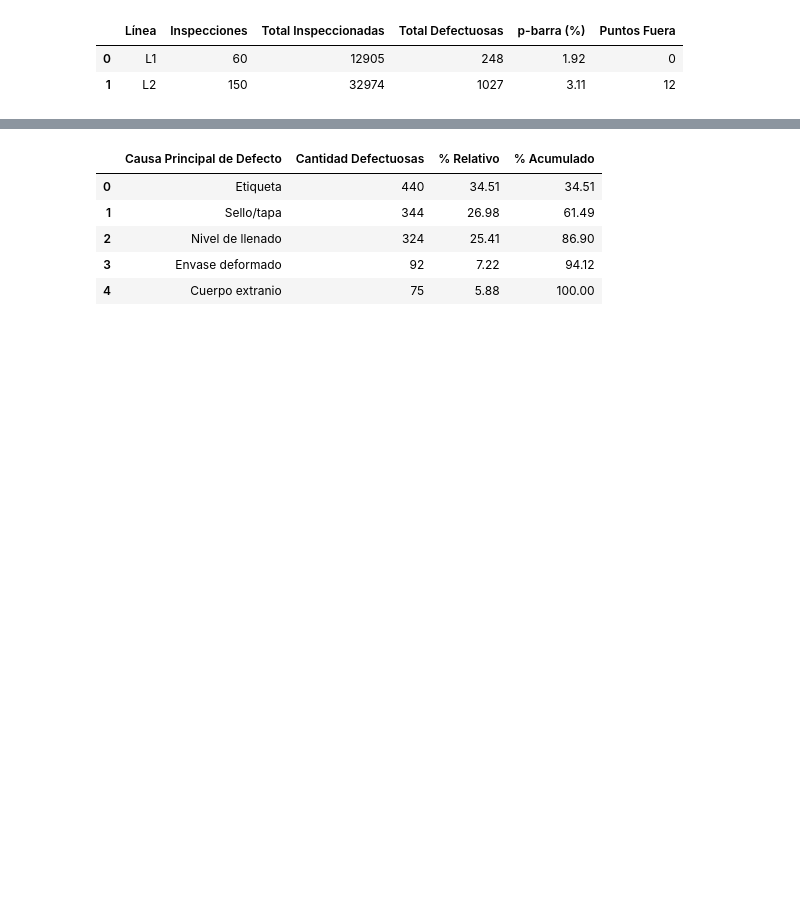
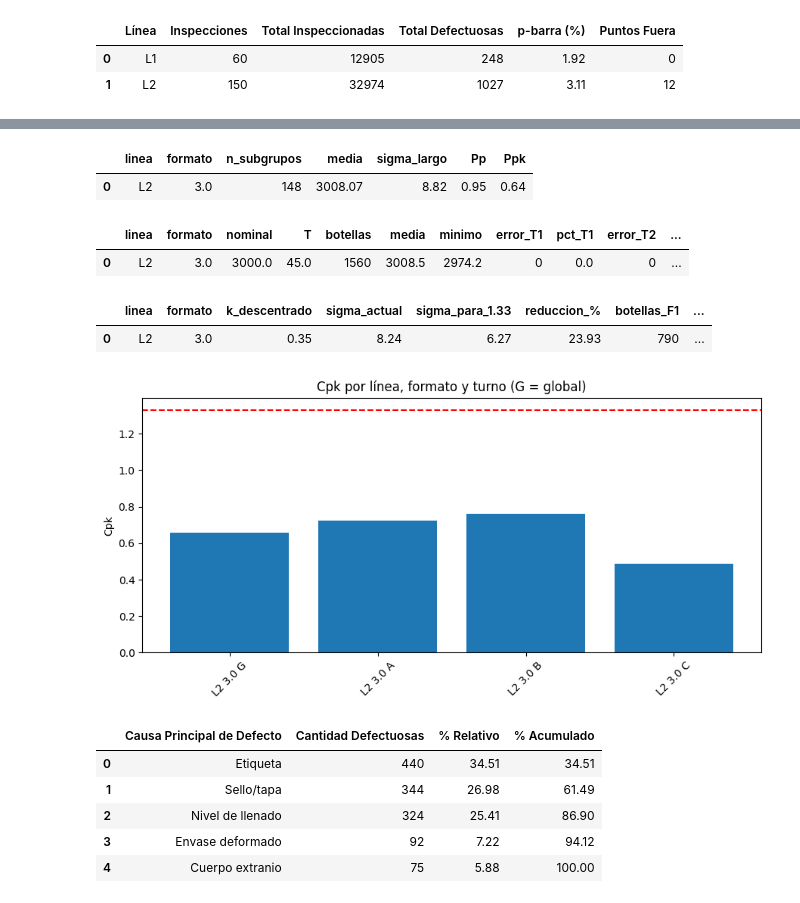
Before and after one commit to camiloascencio-hash/GP-S, a Jupyter notebook: E1_OFF.ipynb, the cells around one changed output, grey strips where cells are left out. Saved outputs shown, nothing was run; the diff lists cells and outputs as text; code cells hidden in the pictures; blank space fills up the shorter version.

```diff
--- a/E1_OFF.ipynb
+++ b/E1_OFF.ipynb
@@ -846,3 +846,10 @@ display(df_res_lineas)
 |  | Línea | Inspecciones | Total Inspeccionadas | Total Defectuosas | p-barra (%) | Puntos Fuera |
 | 0 | L1 | 60 | 12905 | 248 | 1.92 | 0 |
 | 1 | L2 | 150 | 32974 | 1027 | 3.11 | 12 |
+# %%
+esp = spec.set_index("formato_L")
+
+capacidades = []     # capacidad en Fase I estable (global y por turno)
+desempeno = []       # desempeño en Fase II (solo referencia)
+legales = []         # verificación del límite legal
+cifras = []          # cifras de apoyo que se citan en el informe
@@ -848,0 +879,15 @@ display(df_res_lineas)
+# %%
+for turno in sorted(d["turno"].unique()):
+    d_t = d[d["turno"] == turno]
+
+    g = d_t.groupby("subgrupo")["volumen_mL"]
+    mu, Rb = g.mean().mean(), (g.max() - g.min()).mean()
+    sigma_c = Rb / d2
+    sigma_l = d_t["volumen_mL"].std(ddof=1)
+
+    Cp = (LSE - LIE) / (6 * sigma_c)
+    Cpk = min(LSE - mu, mu - LIE) / (3 * sigma_c)
+    Pp = (LSE - LIE) / (6 * sigma_l)
+    Ppk = min(LSE - mu, mu - LIE) / (3 * sigma_l)
+
+    capacidades.append([linea, formato, turno, g.ngroups, mu, sigma_c, sigma_l, Cp, Cpk, Pp, Ppk])
@@ -848,0 +931,8 @@ display(df_res_lineas)
+# %%
+columnas_cap = ["linea", "formato", "grupo", "n_subgrupos", "media", "sigma_corto",
+                "sigma_largo", "Cp", "Cpk", "Pp", "Ppk"]
+
+tabla_cap = pd.DataFrame(capacidades, columns=columnas_cap)
+tabla_cap["Cp/Cpk"] = tabla_cap["Cp"] / tabla_cap["Cpk"]    # 1 = centrado
+
+tabla_cap.round(2)
@@ -849,3 +945,49 @@ display(df_res_lineas)
+# %%
+tabla_f2 = pd.DataFrame(desempeno, columns=["linea", "formato", "n_subgrupos", "media",
+                                            "sigma_largo", "Pp", "Ppk"])
+
+tabla_f2.round(2)
+# %% [output]
+|  | linea | formato | n_subgrupos | media | sigma_largo | Pp | Ppk |
+| 0 | L2 | 3.0 | 148 | 3008.07 | 8.82 | 0.95 | 0.64 |
+# %%
+columnas_legal = ["linea", "formato", "nominal", "T", "botellas", "media", "minimo",
+                  "error_T1", "pct_T1", "error_T2", "cumple_R87"]
+
+tabla_legal = pd.DataFrame(legales, columns=columnas_legal)
+tabla_legal["media_menos_nominal"] = tabla_legal["media"] - tabla_legal["nominal"]
+tabla_legal["margen_minimo"] = tabla_legal["minimo"] - (tabla_legal["nominal"] - tabla_legal["T"])
+
+tabla_legal.round(2)
+# %% [output]
+|  | linea | formato | nominal | T | botellas | media | minimo | error_T1 | pct_T1 | error_T2 | ... |
+| 0 | L2 | 3.0 | 3000.0 | 45.0 | 1560 | 3008.5 | 2974.2 | 0 | 0.0 | 0 | ... |
+# %%
+columnas_cifras = ["linea", "formato", "k_descentrado", "sigma_actual", "sigma_para_1.33",
+                   "reduccion_%", "botellas_F1", "sobre_LSE_F1", "botellas_F2", "sobre_LSE_F2", "bajo_LIE_total"]
+
+tabla_cifras = pd.DataFrame(cifras, columns=columnas_cifras)
+tabla_cifras["%_sobre_LSE_F1"] = 100 * tabla_cifras["sobre_LSE_F1"] / tabla_cifras["botellas_F1"]
+tabla_cifras["%_sobre_LSE_F2"] = 100 * tabla_cifras["sobre_LSE_F2"] / tabla_cifras["botellas_F2"]
+
+tabla_cifras.round(2)
+# %% [output]
+|  | linea | formato | k_descentrado | sigma_actual | sigma_para_1.33 | reduccion_% | botellas_F1 | ... |
+| 0 | L2 | 3.0 | 0.35 | 8.24 | 6.27 | 23.93 | 790 | ... |
+# %%
+etiquetas = tabla_cap["linea"] + " " + tabla_cap["formato"].astype(str) + " " + tabla_cap["grupo"].str[0]
+
+fig, ax = plt.subplots(figsize=(9, 4.5))
+
+ax.bar(etiquetas, tabla_cap["Cpk"])
+ax.axhline(1.33, color="red", linestyle="--")
+ax.tick_params(axis="x", rotation=45)
+ax.set(ylabel="Cpk", title="Cpk por línea, formato y turno (G = global)")
+
+plt.tight_layout()
+plt.show()
+# %% [output]
+[figure, added]
 # %%
 # Exclusión de 'Sin defectos' según lo estipulado en la bitácora
 pareto_data = atr[atr["causa_principal"] != "Sin defectos"].copy()
```
Also changed, not shown: parts of 5 cells of this notebook.
